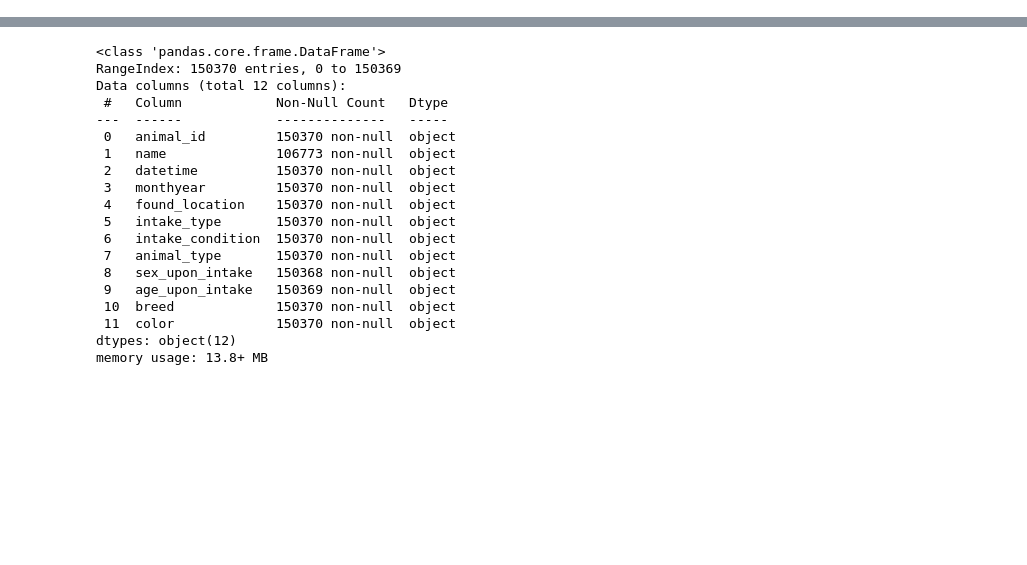
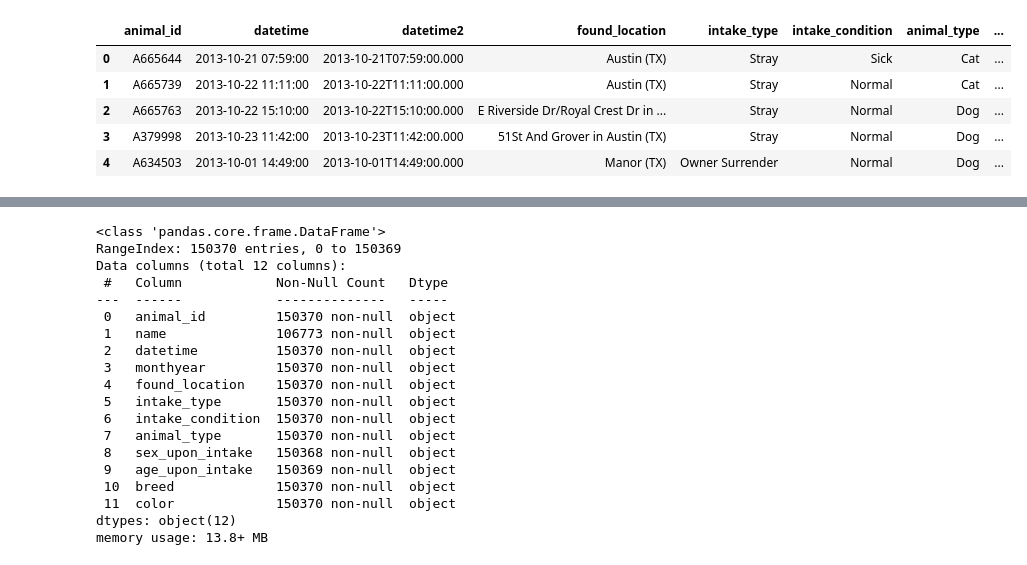
Before and after one commit to Adam-Harris87/animal-shelter-project, a Jupyter notebook: austin_shelter_wrangle.ipynb, the cells around one changed output, grey strips where cells are left out. Saved outputs shown, nothing was run; the diff lists cells and outputs as text; code cells hidden in the pictures; blank space fills up the shorter version.

```diff
--- a/austin_shelter_wrangle.ipynb
+++ b/austin_shelter_wrangle.ipynb
@@ -10,0 +212,9 @@ outcome_api = 'https://data.austintexas.gov/resource/9t4d-g238.json'
+# %%
+intake_a.head()
+# %% [output]
+|  | animal_id | datetime | datetime2 | found_location | intake_type | intake_condition | animal_type | ... |
+| 0 | A665644 | 2013-10-21 07:59:00 | 2013-10-21T07:59:00.000 | Austin (TX) | Stray | Sick | Cat | ... |
+| 1 | A665739 | 2013-10-22 11:11:00 | 2013-10-22T11:11:00.000 | Austin (TX) | Stray | Normal | Cat | ... |
+| 2 | A665763 | 2013-10-22 15:10:00 | 2013-10-22T15:10:00.000 | E Riverside Dr/Royal Crest Dr in ... | Stray | Normal | Dog | ... |
+| 3 | A379998 | 2013-10-23 11:42:00 | 2013-10-23T11:42:00.000 | 51St And Grover in Austin (TX) | Stray | Normal | Dog | ... |
+| 4 | A634503 | 2013-10-01 14:49:00 | 2013-10-01T14:49:00.000 | Manor (TX) | Owner Surrender | Normal | Dog | ... |
```
Also changed, not shown: parts of 21 cells of this notebook.
